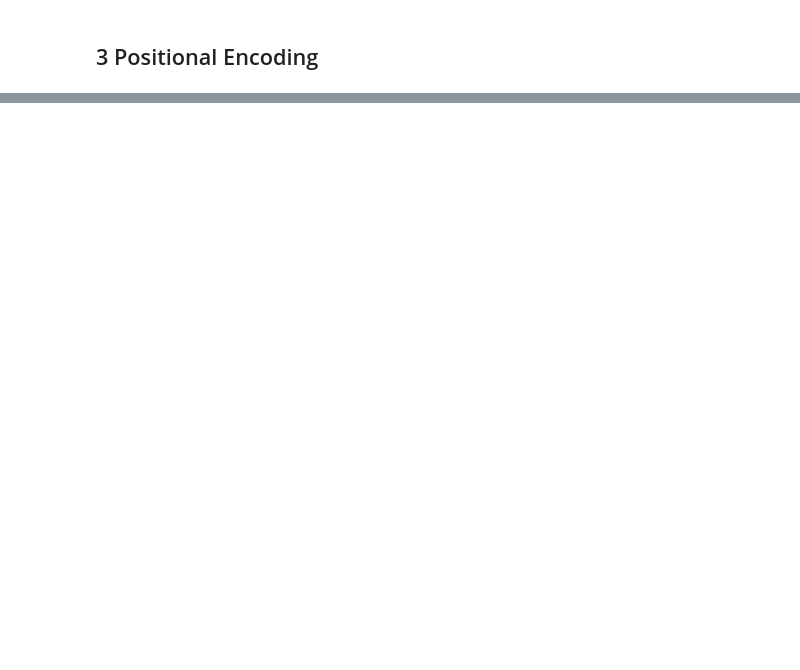
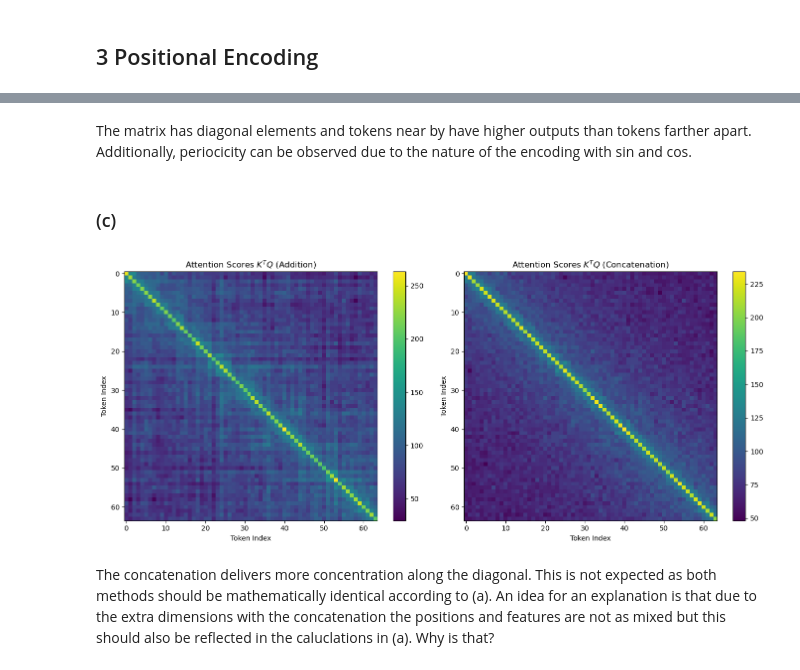
Before and after one commit to Alex2667/mlph_w24, a Jupyter notebook: sheet08/sheet08.ipynb, the cells around one changed output, grey strips where cells are left out. Drawn from its saved outputs; the diff is of its cells as text; code cells hidden in the pictures; blank space fills up the shorter version.

```diff
--- a/sheet08/sheet08.ipynb
+++ b/sheet08/sheet08.ipynb
@@ -286,0 +363,41 @@ $ E_{(2k+1), i} = \cos\left(i \cdot \exp\left(-\frac{2k \cdot \log(10000)}{p}\ri
+# %% [markdown]
+The matrix has diagonal elements and tokens near by have higher outputs than tokens farther apart. Additionally, periocicity can be observed due to the nature of the encoding with sin and cos.
+# %% [markdown]
+### (c)
+# %%
+sig_E = np.std(E)
+X = np.random.randn(embedding_dim, n_tokens) *sig_E
+
+# (i) K = Q = X + E
+K_add = X + E
+Q_add = X + E
+attention_add = np.dot(K_add.T, Q_add)
+
+# (ii) K = Q = cat(X, E)
+K_cat = np.concatenate((X, E), axis=0)
+Q_cat = np.concatenate((X, E), axis=0)
+attention_cat = np.dot(K_cat.T, Q_cat)
+
+
+plt.figure(figsize=(14, 6))
+plt.subplot(1, 2, 1)
+plt.imshow(attention_add, cmap='viridis', aspect='auto')
+plt.colorbar()
+plt.title("Attention Scores $K^T Q$ (Addition)")
+plt.xlabel('Token Index')
+plt.ylabel('Token Index')
+
+
+plt.subplot(1, 2, 2)
+plt.imshow(attention_cat, cmap='viridis', aspect='auto')
+plt.colorbar()
+plt.title("Attention Scores $K^T Q$ (Concatenation)")
+plt.xlabel('Token Index')
+plt.ylabel('Token Index')
+
+plt.tight_layout()
+plt.show()
+# %% [output]
+[figure, added]
+# %% [markdown]
+The concatenation delivers more concentration along the diagonal. This is not expected as both methods should be mathematically identical according to (a). An idea for an explanation is that due to the extra dimensions with the concatenation the positions and features are not as mixed but this should also be reflected in the caluclations in (a). Why is that?
```
Also changed, not shown: parts of 8 cells of this notebook, 1 other file.
